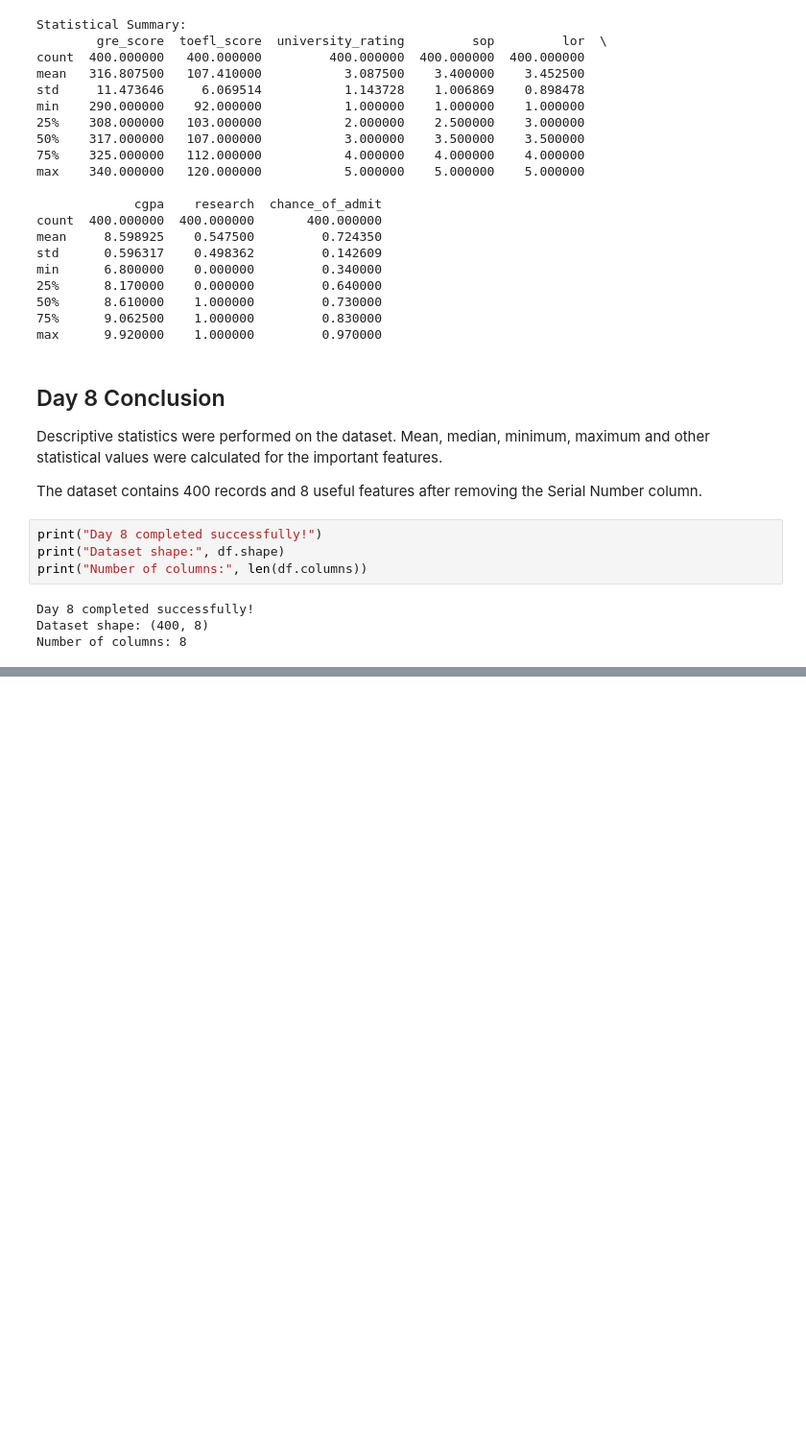
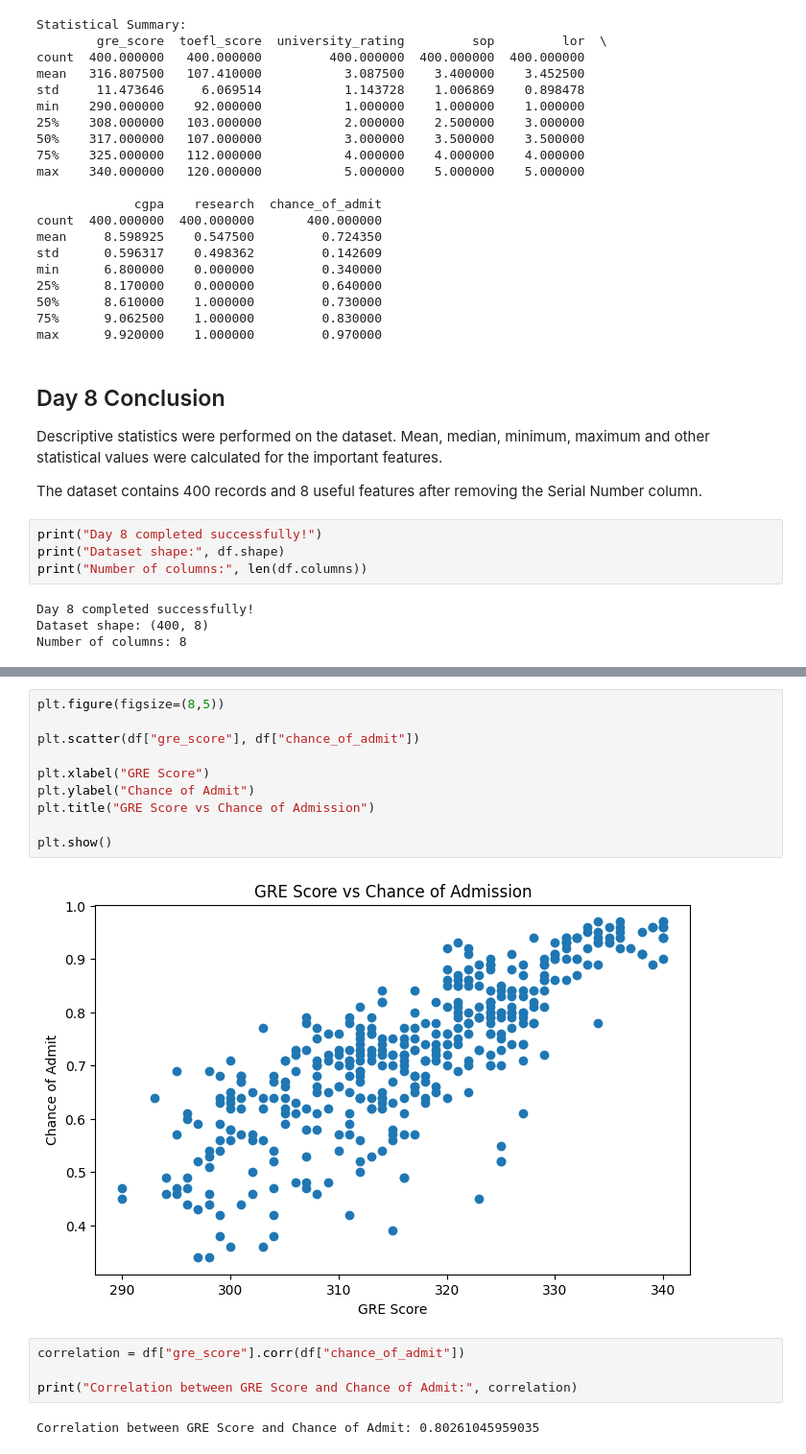
Before and after one commit to sumanamishra1120-ux/Chance-of-Admission-Higher-Studies, a Jupyter notebook: Chance_of_Admission_Higher_Studies.ipynb, the cells around one changed output, grey strips where cells are left out. Shown at 96% size. Cells and saved outputs as stored; diff of their text form; blank space fills up the shorter version.

```diff
--- a/Chance_of_Admission_Higher_Studies.ipynb
+++ b/Chance_of_Admission_Higher_Studies.ipynb
@@ -816,0 +899,18 @@ Number of columns: 8
+# %%
+plt.figure(figsize=(8,5))
+
+plt.scatter(df["gre_score"], df["chance_of_admit"])
+
+plt.xlabel("GRE Score")
+plt.ylabel("Chance of Admit")
+plt.title("GRE Score vs Chance of Admission")
+
+plt.show()
+# %% [output]
+[figure, added]
+# %%
+correlation = df["gre_score"].corr(df["chance_of_admit"])
+
+print("Correlation between GRE Score and Chance of Admit:", correlation)
+# %% [output]
+Correlation between GRE Score and Chance of Admit: 0.80261045959035
```
Also changed, not shown: parts of 16 cells of this notebook.
